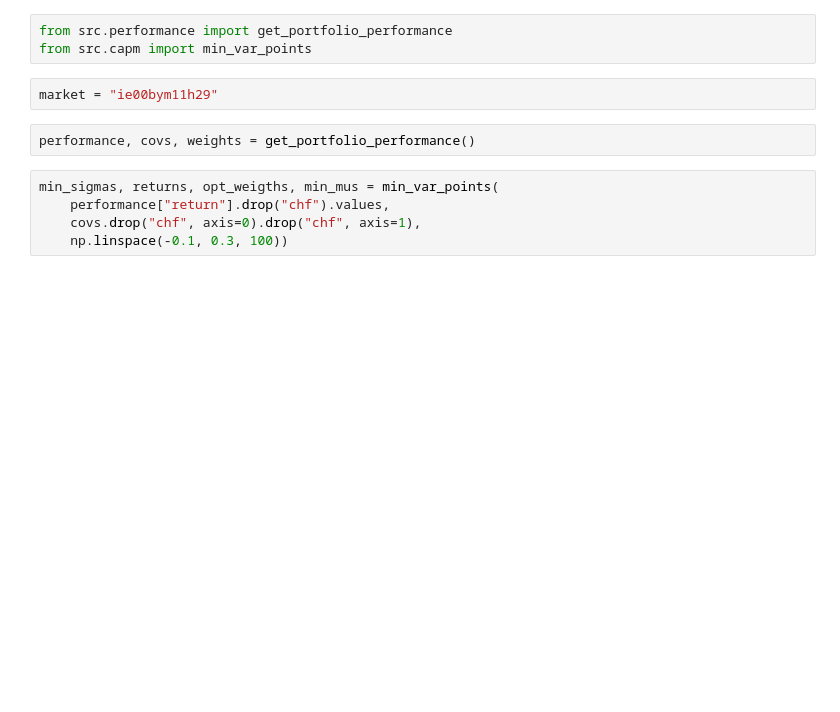
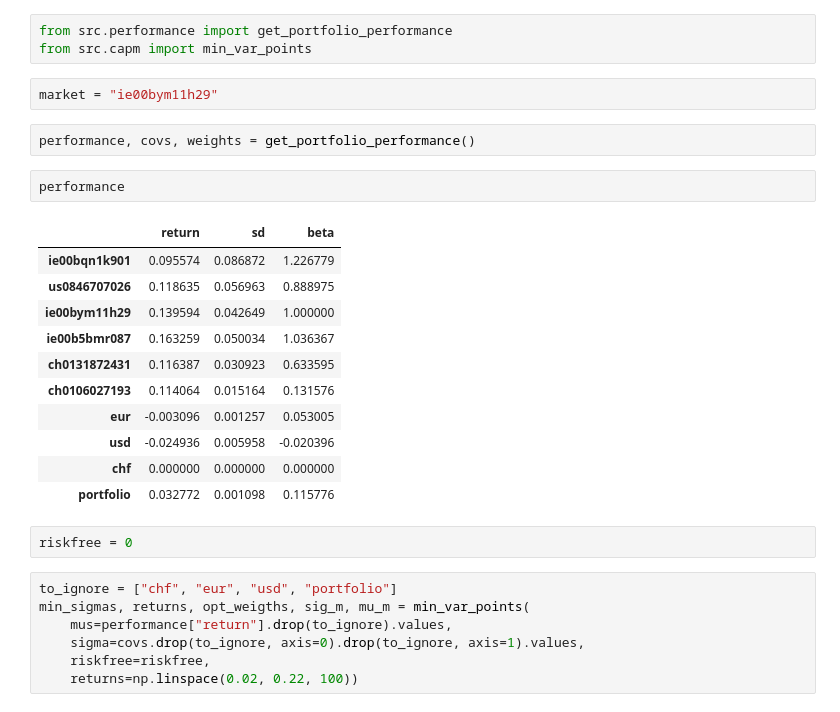
Before and after one commit to o1i/capm, a Jupyter notebook: src/plots.ipynb, the cells around one changed output. Saved outputs shown, nothing was run; the diff lists cells and outputs as text; blank space fills up the shorter version.

```diff
--- a/src/plots.ipynb
+++ b/src/plots.ipynb
@@ -14,9 +14,27 @@ from src.capm import min_var_points
 market = "ie00bym11h29"
 # %%
 performance, covs, weights = get_portfolio_performance()
+# %%
+performance
+# %% [output]
+|  | return | sd | beta |
+| ie00bqn1k901 | 0.095574 | 0.086872 | 1.226779 |
+| us0846707026 | 0.118635 | 0.056963 | 0.888975 |
+| ie00bym11h29 | 0.139594 | 0.042649 | 1.000000 |
+| ie00b5bmr087 | 0.163259 | 0.050034 | 1.036367 |
+| ch0131872431 | 0.116387 | 0.030923 | 0.633595 |
+| ch0106027193 | 0.114064 | 0.015164 | 0.131576 |
+| eur | -0.003096 | 0.001257 | 0.053005 |
+| usd | -0.024936 | 0.005958 | -0.020396 |
+| chf | 0.000000 | 0.000000 | 0.000000 |
+| portfolio | 0.032772 | 0.001098 | 0.115776 |
+# %%
+riskfree = 0
 # %%
-min_sigmas, returns, opt_weigths, min_mus = min_var_points(
-    performance["return"].drop("chf").values,
-    covs.drop("chf", axis=0).drop("chf", axis=1),
-    np.linspace(-0.1, 0.3, 100))
+to_ignore = ["chf", "eur", "usd", "portfolio"]
+min_sigmas, returns, opt_weigths, sig_m, mu_m = min_var_points(
+    mus=performance["return"].drop(to_ignore).values,
+    sigma=covs.drop(to_ignore, axis=0).drop(to_ignore, axis=1).values,
+    riskfree=riskfree,
+    returns=np.linspace(0.02, 0.22, 100))
 # %%
```
Also changed, not shown: parts of 2 cells of this notebook, 6 other files.
